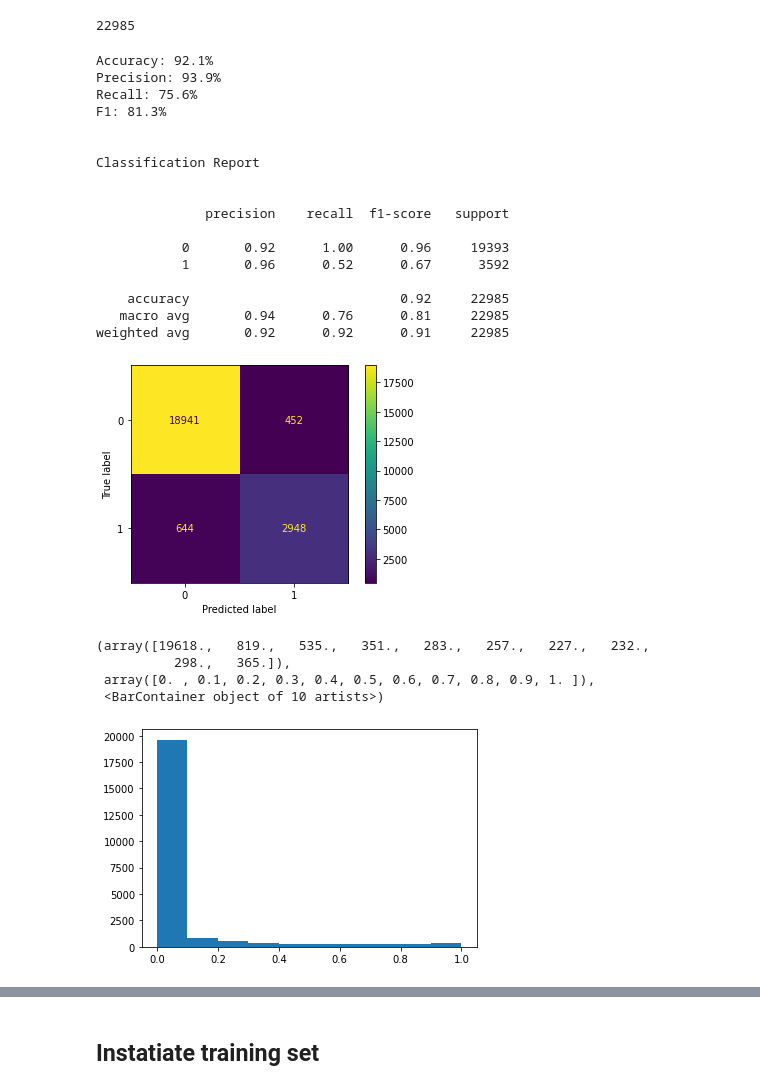
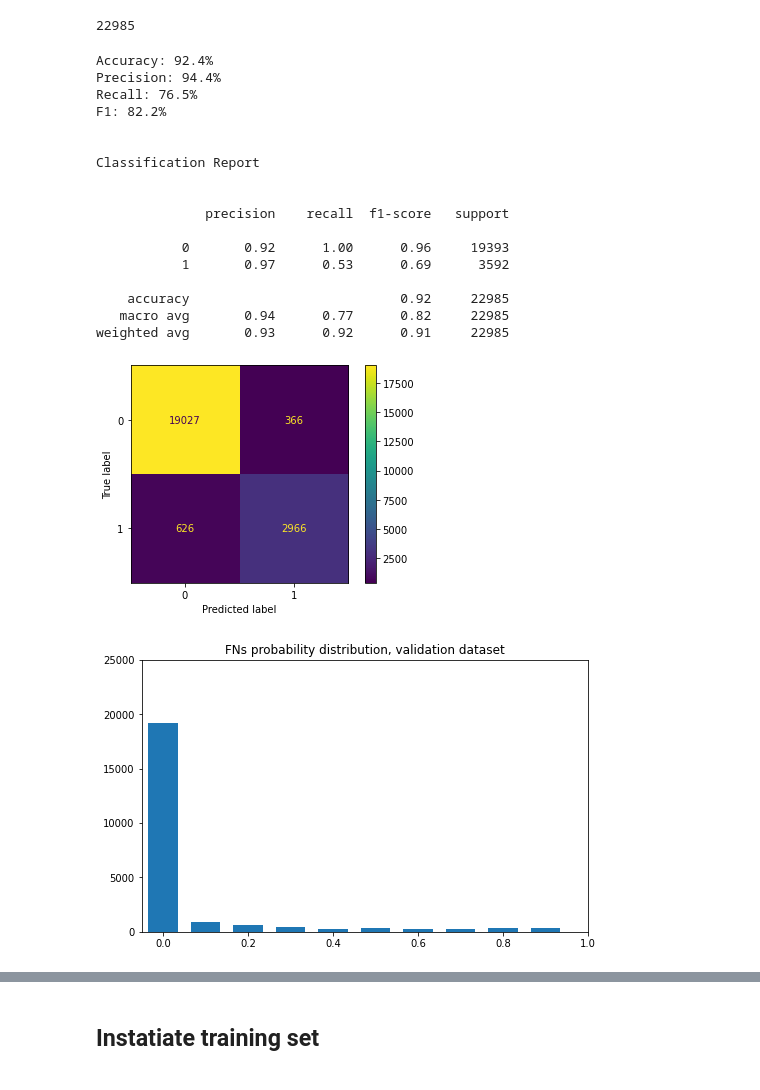
Before and after one commit to lkqnaruto/scrna_seq_workshop_2020, a Jupyter notebook: notebooks/4_baseline_modeling.ipynb, the cells around one changed output, grey strips where cells are left out. Saved outputs shown, nothing was run; the diff lists cells and outputs as text; code cells hidden in the pictures.

```diff
--- a/notebooks/4_baseline_modeling.ipynb
+++ b/notebooks/4_baseline_modeling.ipynb
@@ -217,2 +194,0 @@ pred_proba = clf.predict_proba(vect_X_val)
-# %%
-y_predict_prob_class_1 = pred_proba[:,1]
@@ -223,12 +201,12 @@ len(y_predict_class)
 # %% [output]
 22985
 # %%
-f.scoring(y_val, y_predict_class, clf, vect_X_val)
+f.scoring(y_val, val_y_predict_class, clf, vect_X_val)
 # %% [output]
-Accuracy: 92.1%
-Precision: 93.9%
-Recall: 75.6%
-F1: 81.3%
+Accuracy: 92.4%
+Precision: 94.4%
+Recall: 76.5%
+F1: 82.2%
 
 
 Classification Report
@@ -237,19 +215,20 @@ Classification Report
               precision    recall  f1-score   support
 
            0       0.92      1.00      0.96     19393
-           1       0.96      0.52      0.67      3592
+           1       0.97      0.53      0.69      3592
 
     accuracy                           0.92     22985
-   macro avg       0.94      0.76      0.81     22985
-weighted avg       0.92      0.92      0.91     22985
+   macro avg       0.94      0.77      0.82     22985
+weighted avg       0.93      0.92      0.91     22985
 [figure]
 # %%
 FN_pred_prob = [y_predict_prob_class_1[i] if y_predict_prob_class_1[i] < 0.96 else 0 for i in range(len(y_predict_prob_class_1))]
-# %%
-plt.hist(FN_pred_prob, bins=10, range = [0,1])
-# %% [output]
-(array([19618.,   819.,   535.,   351.,   283.,   257.,   227.,   232.,
-          298.,   365.]),
- array([0. , 0.1, 0.2, 0.3, 0.4, 0.5, 0.6, 0.7, 0.8, 0.9, 1. ]),
- <BarContainer object of 10 artists>)
-[figure, removed]
+# %%
+plt.figure(figsize = (8, 5))
+plt.hist(FN_pred_prob, bins=10, range = [0,1], rwidth=0.7, align='left')
+plt.xlim(-0.05,1)
+plt.ylim(0, 25000)
+plt.title('FNs probability distribution, validation dataset')
+plt.show()
+# %% [output]
+[figure, added]
```
Also changed, not shown: parts of 14 cells of this notebook.
